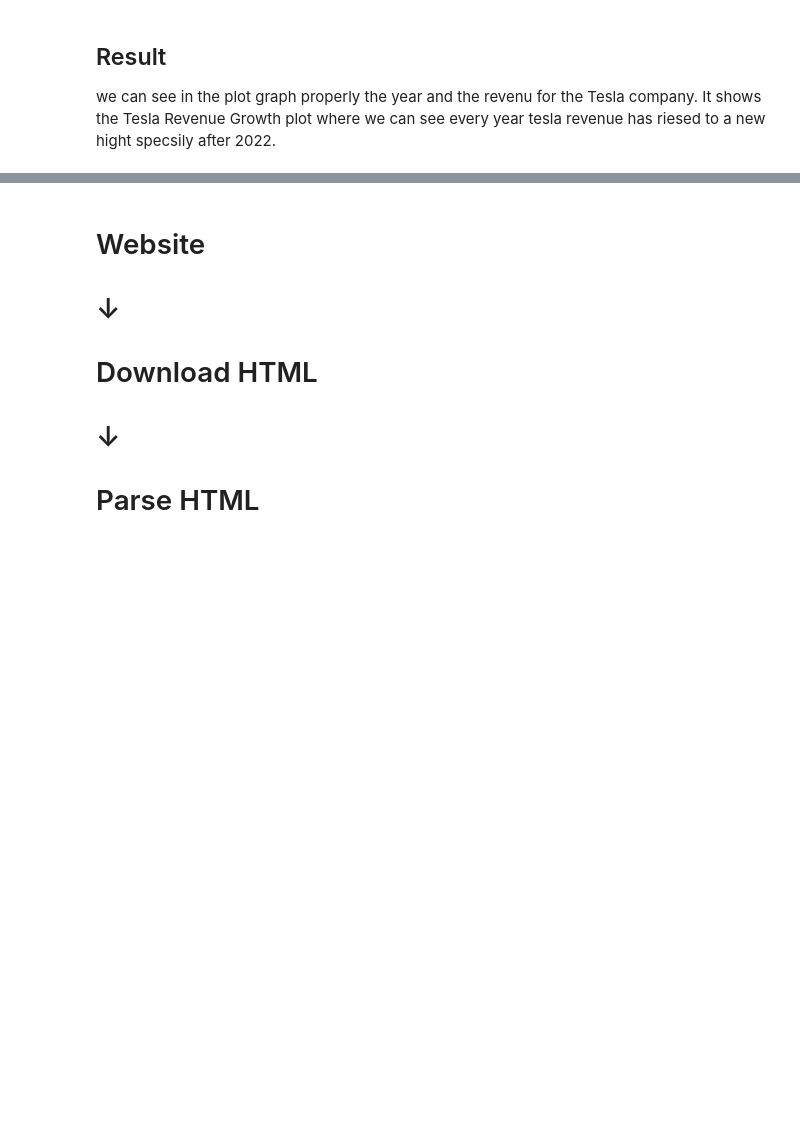
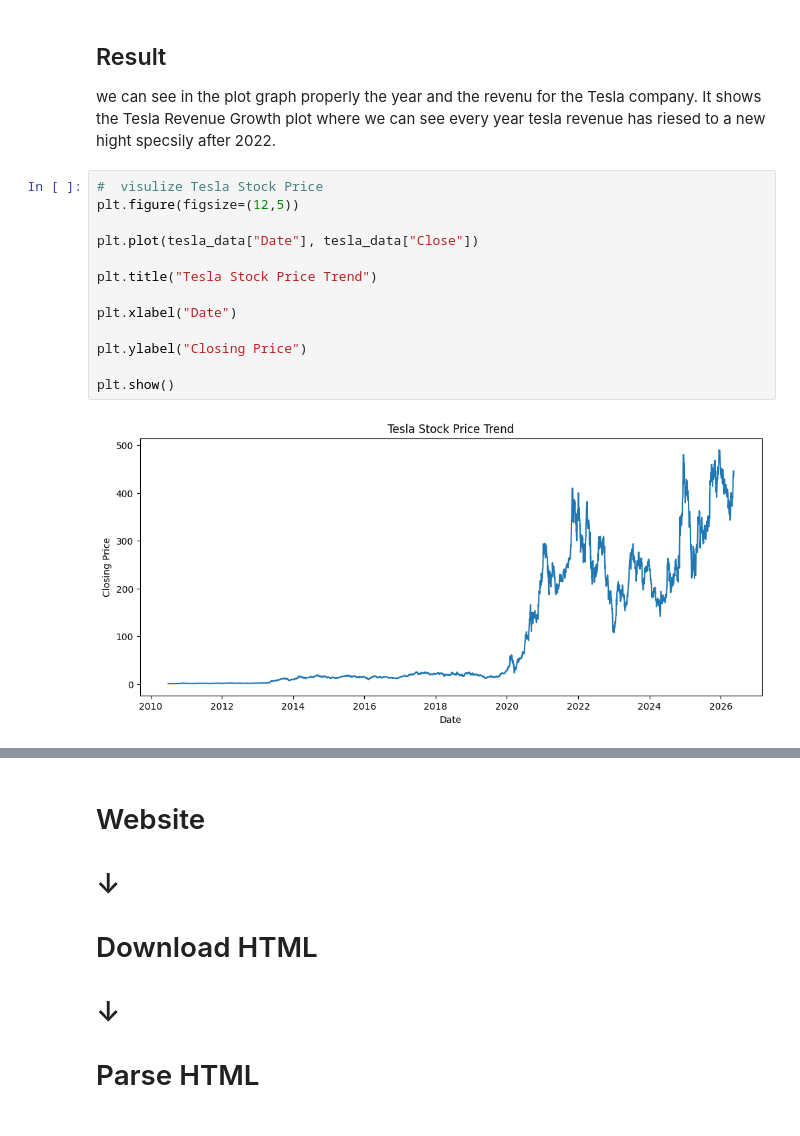
Before and after one commit to ansuman1981/python-project-for-data-science-, a Jupyter notebook: gamestop_vs_tesla.ipynb, the cells around one changed output, grey strips where cells are left out. Cells and saved outputs as stored; diff of their text form; blank space fills up the shorter version.

Commit message:
craete  a plot graph for tesla stock

```diff
--- a/gamestop_vs_tesla.ipynb
+++ b/gamestop_vs_tesla.ipynb
@@ -277,3 +277,18 @@ plt.show()
 # %% [markdown]
 ## Result
 we can see in the plot graph properly the year and the revenu for the Tesla company. It shows the Tesla Revenue Growth plot where we can see every year tesla revenue has riesed to a new hight specsily after 2022.
+# %%
+#  visulize Tesla Stock Price
+plt.figure(figsize=(12,5))
+
+plt.plot(tesla_data["Date"], tesla_data["Close"])
+
+plt.title("Tesla Stock Price Trend")
+
+plt.xlabel("Date")
+
+plt.ylabel("Closing Price")
+
+plt.show()
+# %% [output]
+[figure, added]
```
Also changed, not shown: parts of 5 cells of this notebook.
